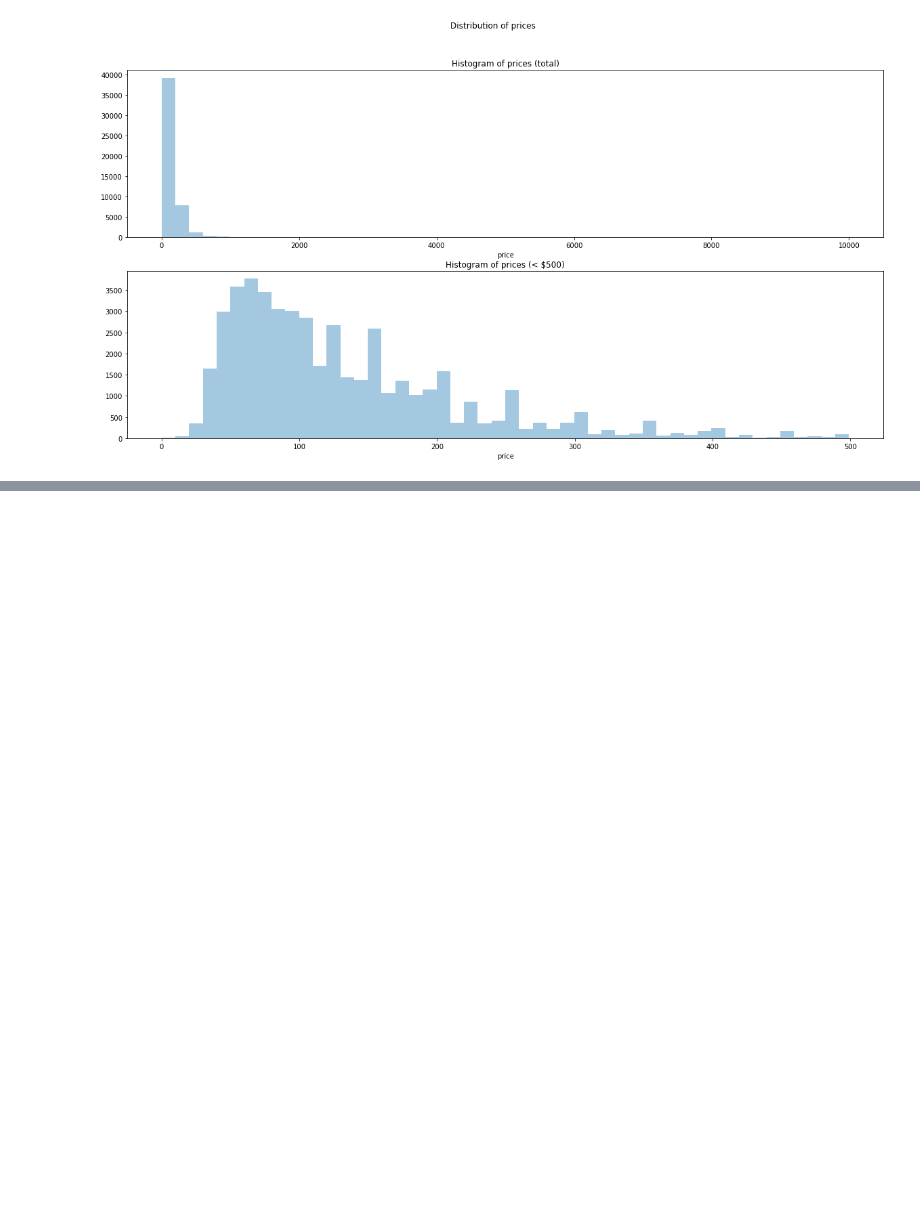
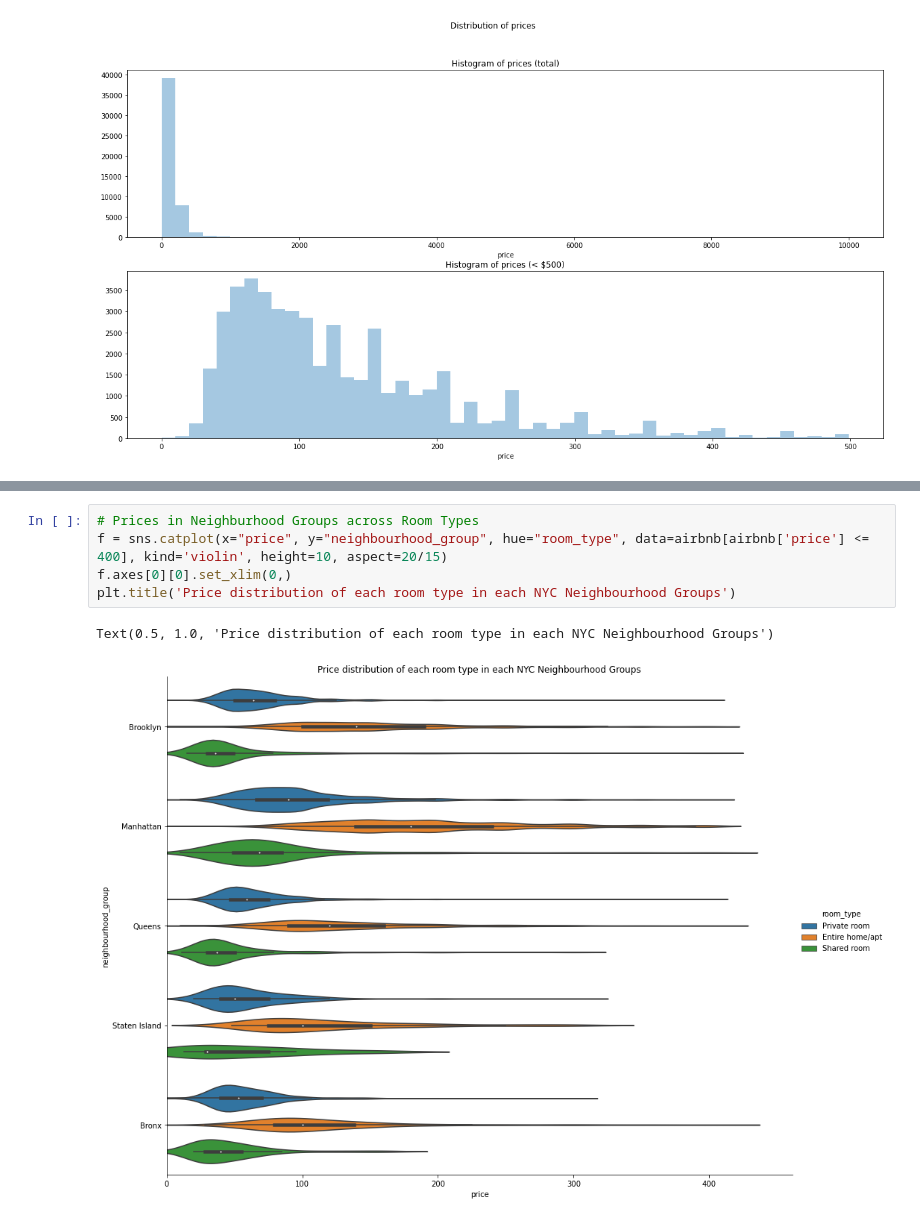
Before and after one commit to Suhail727/Data-Science-Projects, a Jupyter notebook: Airbnb/Airbnb_(NYC)_EDA.ipynb, the cells around one changed output, grey strips where cells are left out. Saved outputs shown, nothing was run; the diff lists cells and outputs as text; blank space fills up the shorter version.

```diff
--- a/Airbnb/Airbnb_(NYC)_EDA.ipynb
+++ b/Airbnb/Airbnb_(NYC)_EDA.ipynb
@@ -150,0 +177,8 @@ fig.show()
+# %%
+# Prices in Neighburhood Groups across Room Types
+f = sns.catplot(x="price", y="neighbourhood_group", hue="room_type", data=airbnb[airbnb['price'] <= 400], kind='violin', height=10, aspect=20/15)
+f.axes[0][0].set_xlim(0,)
+plt.title('Price distribution of each room type in each NYC Neighbourhood Groups')
+# %% [output]
+Text(0.5, 1.0, 'Price distribution of each room type in each NYC Neighbourhood Groups')
+[figure, added]
```
Also changed, not shown: parts of 28 cells of this notebook.
